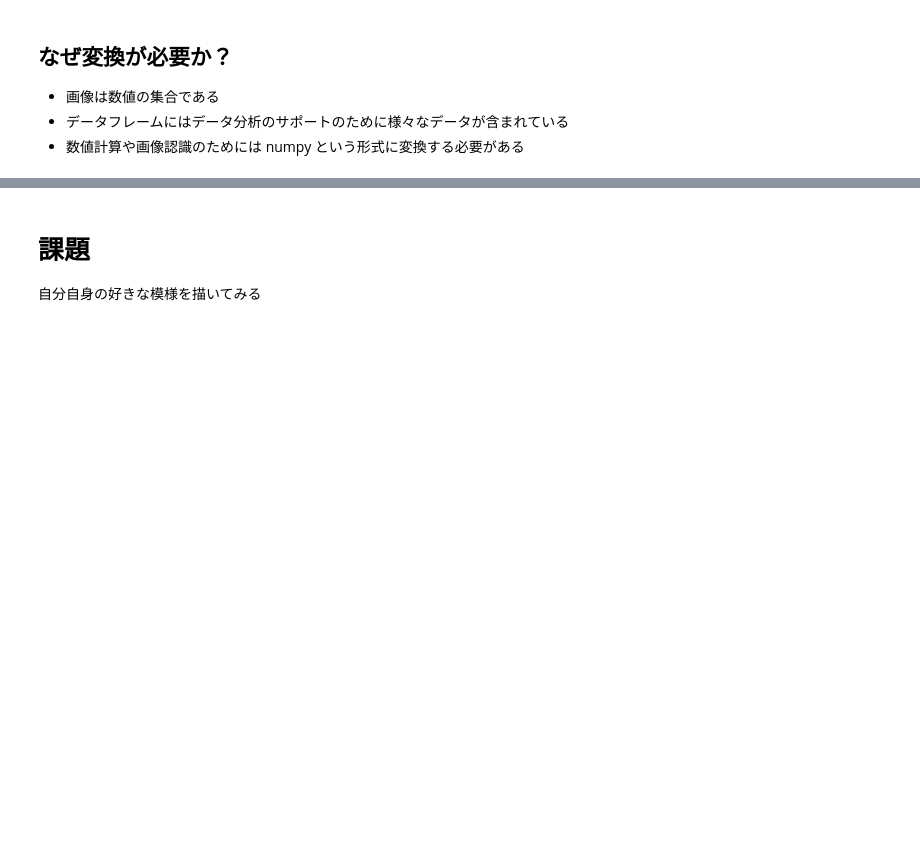
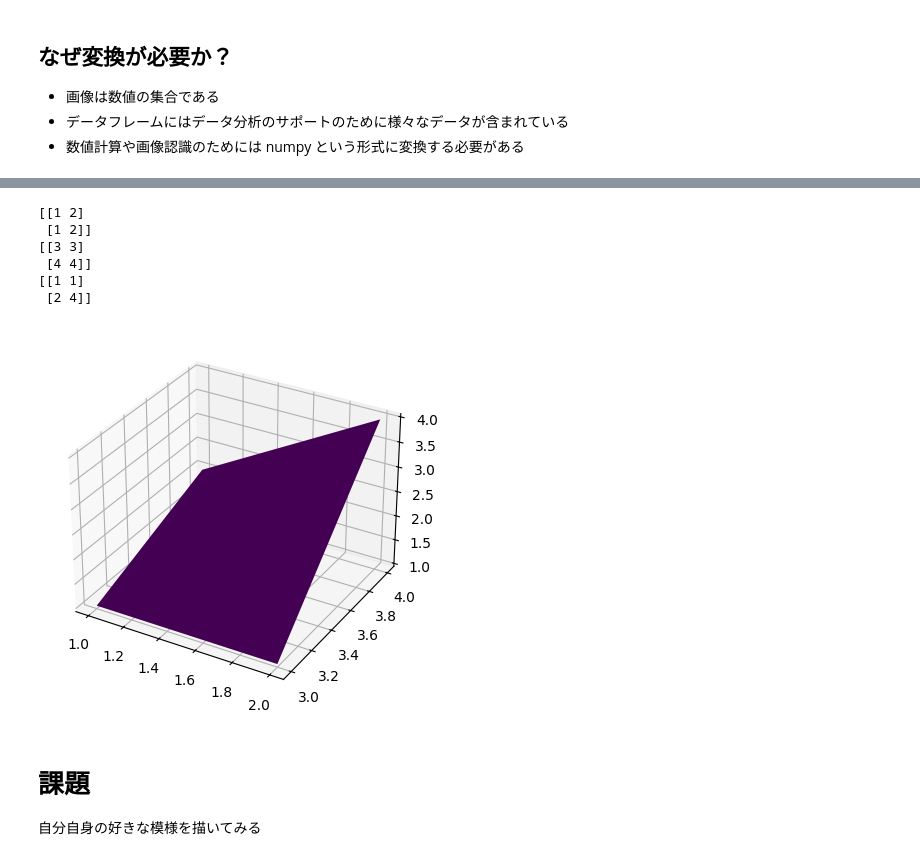
Before and after one commit to oyo-k/KGU-Python-Programming, a Jupyter notebook: src/day2.ipynb, the cells around one changed output, grey strips where cells are left out. Cells and saved outputs as stored; diff of their text form; code cells hidden in the pictures; blank space fills up the shorter version.

```diff
--- a/src/day2.ipynb
+++ b/src/day2.ipynb
@@ -184,3 +213,26 @@ plt.imshow(data_heat.values, cmap='gray') # camp='Reds' は色の指定
+# %%
+# データを生成
+x = [1,2]
+y = [3,4]
+x, y = np.meshgrid(x, y)
+print(x)
+print(y)
+z = np.array([[1, 1], [2, 4]]) # np.ones_like(x)
+print(z)
+# 3Dプロットの作成
+fig = plt.figure()
+ax = fig.add_subplot(111, projection='3d')
+ax.plot_surface(x, y, z, cmap='viridis')
+
+plt.show()
+# %% [output]
+[[1 2]
+ [1 2]]
+[[3 3]
+ [4 4]]
+[[1 1]
+ [2 4]]
+[figure, added]
 # %% [markdown]
 # 課題
 自分自身の好きな模様を描いてみる
```
Also changed, not shown: parts of 3 cells of this notebook.
